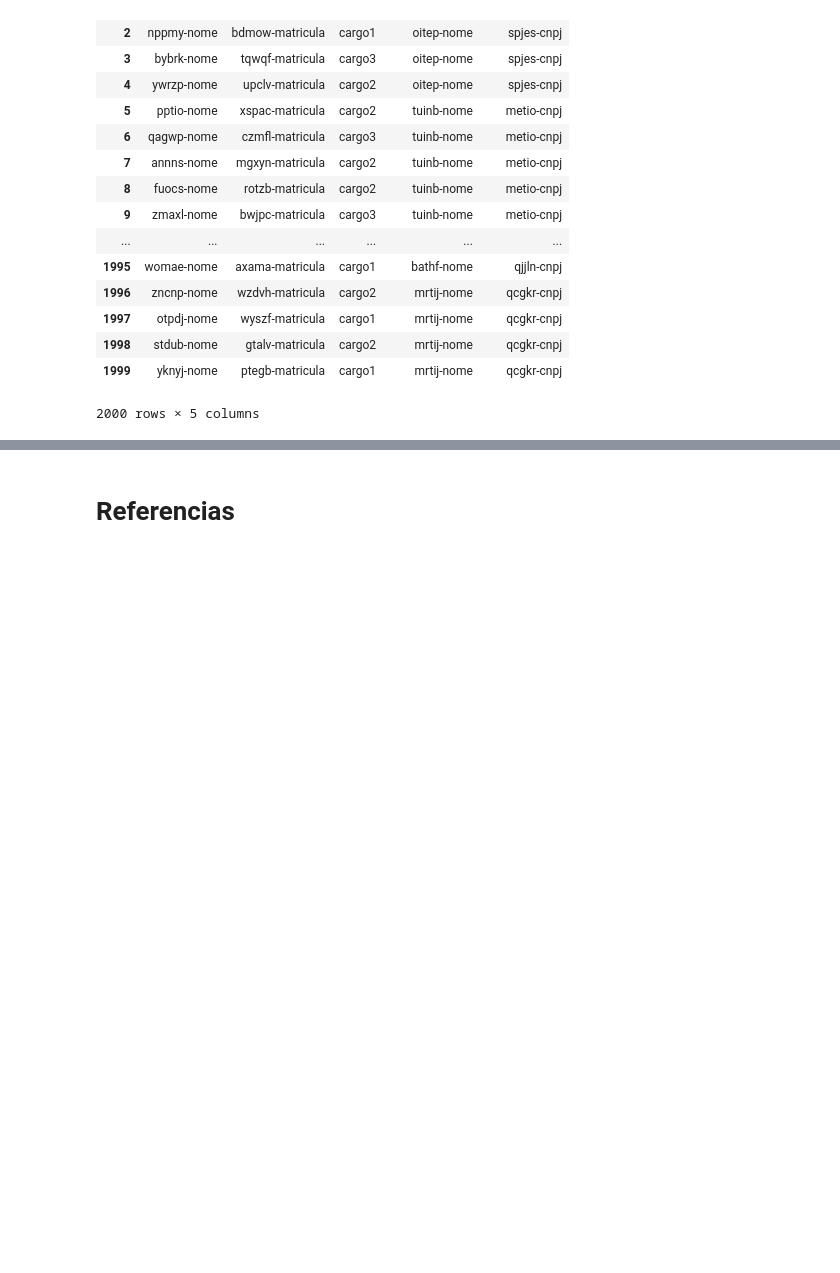
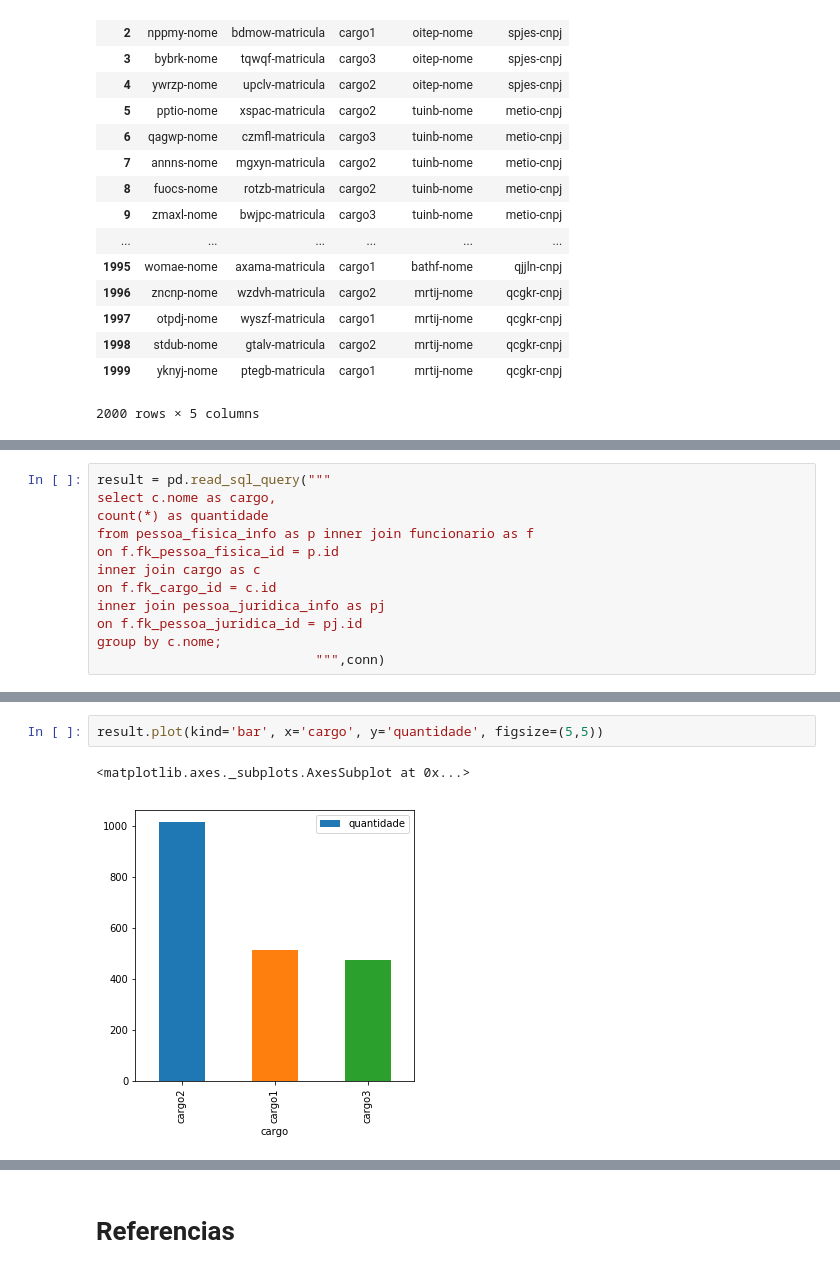
Before and after one commit to Edmiltho/BD2TrabalhoIntegrado, a Jupyter notebook: Jupyter_relatorio_flanela.ipynb, the cells around one changed output, grey strips where cells are left out. Cells and saved outputs as stored; diff of their text form; blank space fills up the shorter version.

```diff
--- a/Jupyter_relatorio_flanela.ipynb
+++ b/Jupyter_relatorio_flanela.ipynb
@@ -287,0 +290,12 @@ result
+# %%
+result = pd.read_sql_query("""
+select c.nome as cargo,
+count(*) as quantidade
+from pessoa_fisica_info as p inner join funcionario as f
+on f.fk_pessoa_fisica_id = p.id
+inner join cargo as c
+on f.fk_cargo_id = c.id
+inner join pessoa_juridica_info as pj
+on f.fk_pessoa_juridica_id = pj.id
+group by c.nome;
+                            """,conn)
@@ -287,0 +309,5 @@ result
+# %%
+result.plot(kind='bar', x='cargo', y='quantidade', figsize=(5,5))
+# %% [output]
+<matplotlib.axes._subplots.AxesSubplot at 0x...>
+[figure, added]
```
Also changed, not shown: parts of 7 cells of this notebook.
